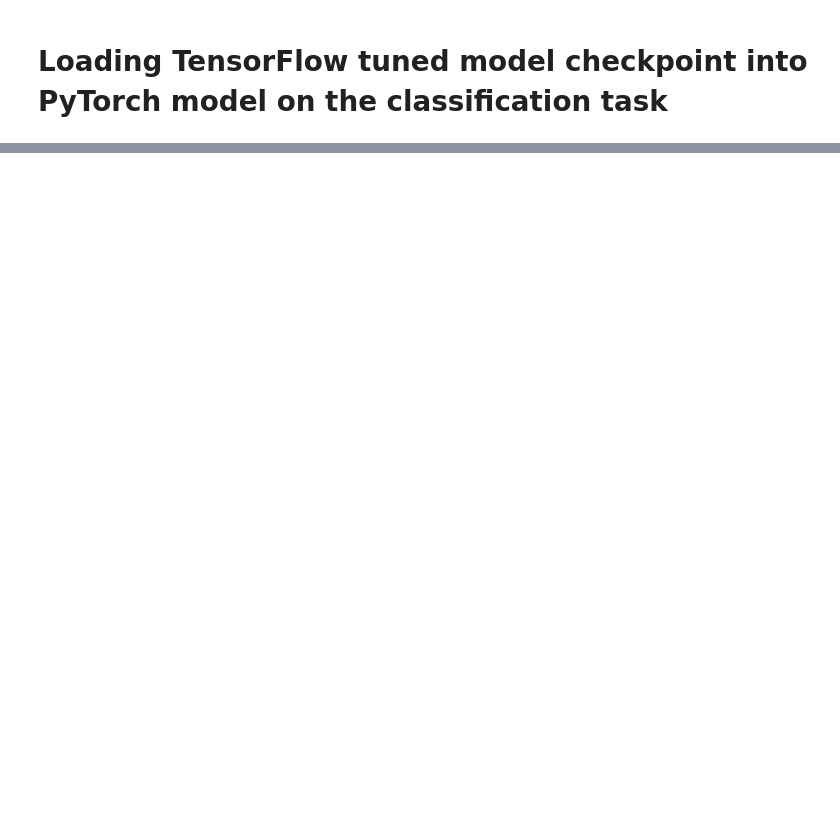
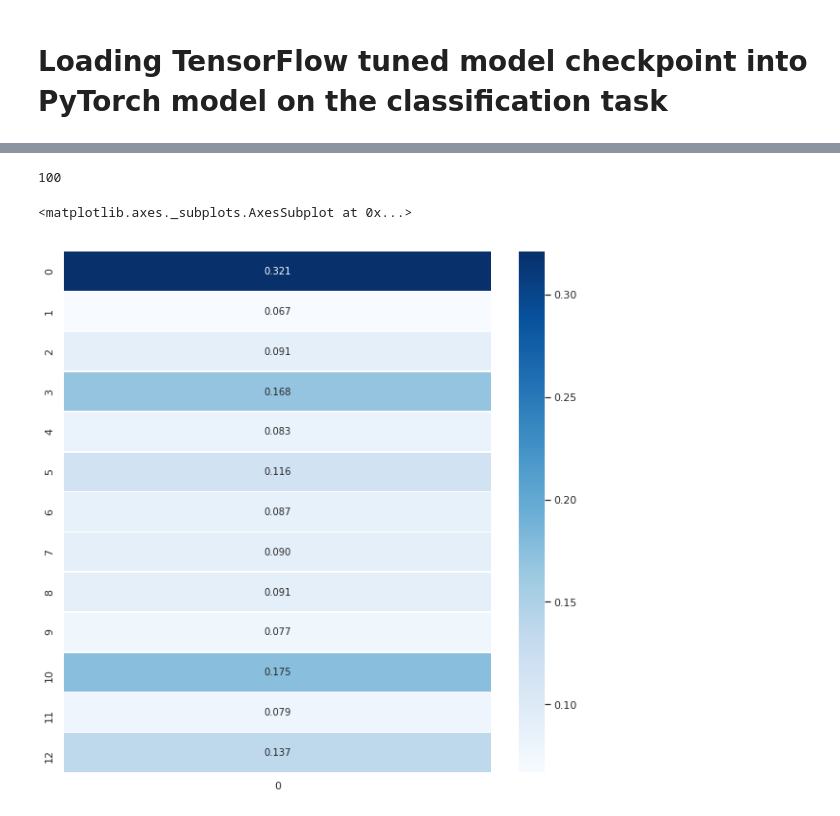
Before and after one commit to ylhsieh/pytorch-pretrained-BERT, a Jupyter notebook: Test loading tuned yelp model from tf.ipynb, the cells around one changed output, grey strips where cells are left out. Drawn from its saved outputs; the diff is of its cells as text; code cells hidden in the pictures; blank space fills up the shorter version.

Commit message:
Add test in jupyter for attention

```diff
--- a/Test loading tuned yelp model from tf.ipynb
+++ b/Test loading tuned yelp model from tf.ipynb
@@ -272,0 +124,42 @@ Total loss of the TF model 9.06024 - Total loss of the PT model 9.0602445602417
+# %%
+## Remove max attention method
+filler = '[🐱]'
+sent = "I have zero complaints about the service or the prices."
+original_label = 1
+# sent = "The food is good. Unfortunately the service is very hit or miss."
+# original_label = 0
+target_label = 1 if original_label == 0 else 0
+
+# Do attack
+sent = tokenizer.tokenize(sent)
+model_out = send_sent_to_model(model, sent)
+pre_attention_data = model.bert.encoder.layer[0].attention.self.attention_probs.detach().cpu().numpy()
+pre_attention_data = np.squeeze(pre_attention_data, 0)
+attention_max_pos = list(np.argsort(np.mean(pre_attention_data, axis=0)[:,0])[::-1])
+# print(attention_max_pos)
+new_sent = sent
+print(new_sent)
+while True:
+    target_word_pos = attention_max_pos.pop(0)-1
+    if target_word_pos == len(new_sent):
+        # Got [SEP] label, skip
+        continue
+    if target_word_pos == -1:
+        # Got [CLS] label, skip
+        continue
+    new_sent = new_sent[:target_word_pos] + [filler] + new_sent[target_word_pos+1:]
+    print(new_sent)
+    model_out = send_sent_to_model(model, new_sent)
+    pred_logit, predict_label = torch.max(model_out, -1)
+    predict_label = int(predict_label)
+    if predict_label == target_label:
+        print("Job done. Label from {} to {}.".format(original_label, predict_label))
+        break
+    else:
+        print("Predict ", predict_label)
+
+    if len(attention_max_pos) < 1:
+        print("No word to change.")
+        break
+
+# print(new_sent)
@@ -272,0 +174,4 @@ Total loss of the TF model 9.06024 - Total loss of the PT model 9.0602445602417
+# %%
+tokenizer.vocab.get('fff', tokenizer.vocab['[UNK]'])
+# %% [output]
+100
@@ -272,0 +181,6 @@ Total loss of the TF model 9.06024 - Total loss of the PT model 9.0602445602417
+# %%
+fig = plt.figure(figsize=(10, 10))
+sns.heatmap(np.mean(pre_attention_data, axis=0)[:,0:1], linewidths=.5, cmap="Blues", annot=True, fmt=".3f")
+# %% [output]
+<matplotlib.axes._subplots.AxesSubplot at 0x...>
+[figure, added]
```
Also changed, not shown: parts of 37 cells of this notebook.
